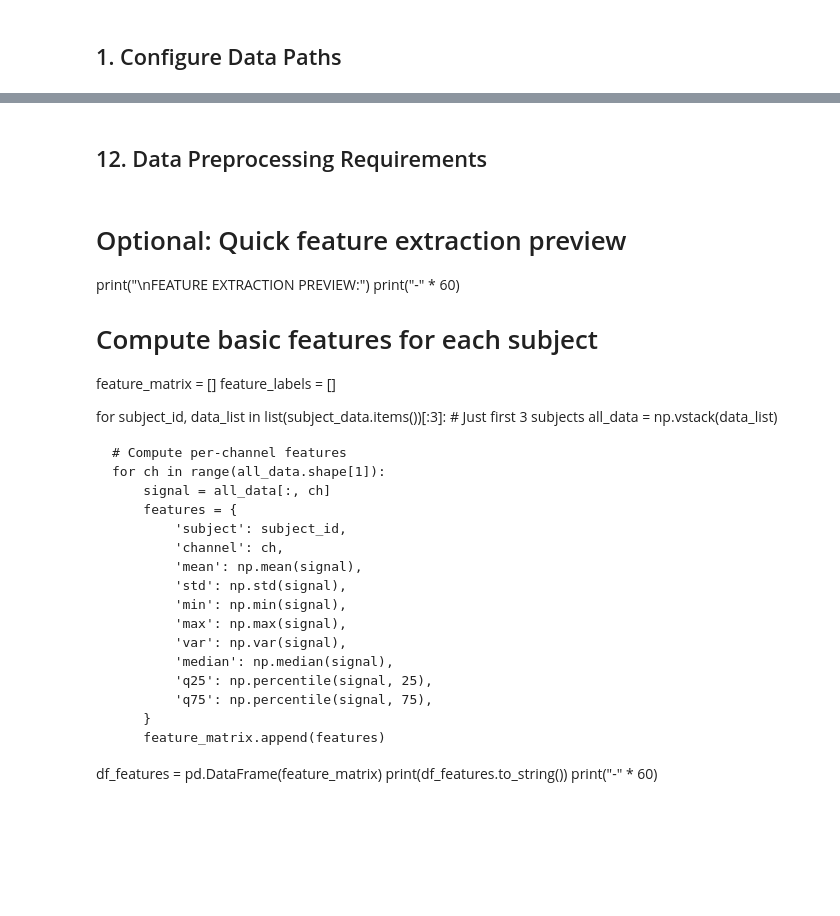
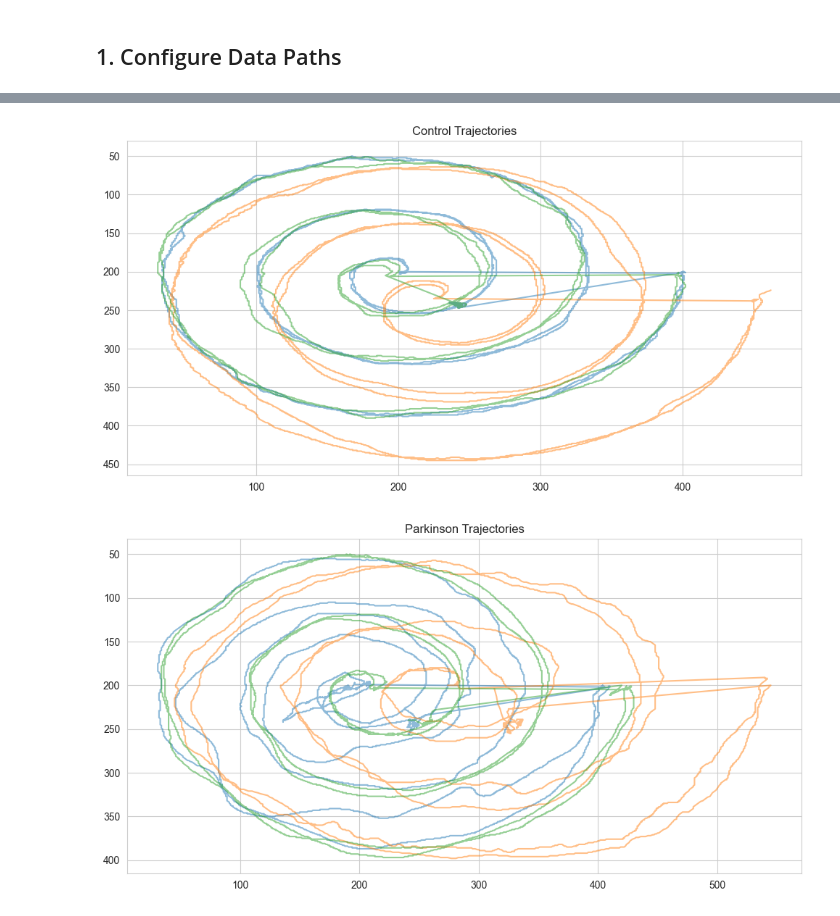
Before and after one commit to gasredX09/Enhancing-Multimodal-Parkinsons-Disease-Classification-and-Explainability, a Jupyter notebook: replica/01_eda/handwriting_eda.ipynb, the cells around one changed output, grey strips where cells are left out. Cells and saved outputs as stored; diff of their text form; code cells hidden in the pictures; blank space fills up the shorter version.

```diff
--- a/replica/01_eda/handwriting_eda.ipynb
+++ b/replica/01_eda/handwriting_eda.ipynb
@@ -446,34 +211,27 @@ else:
-# %% [markdown]
-## 12. Data Preprocessing Requirements
-# %% [markdown]
-# Optional: Quick feature extraction preview
-print("\nFEATURE EXTRACTION PREVIEW:")
-print("-" * 60)
-
-# Compute basic features for each subject
-feature_matrix = []
-feature_labels = []
-
-for subject_id, data_list in list(subject_data.items())[:3]:  # Just first 3 subjects
-    all_data = np.vstack(data_list)
-
-    # Compute per-channel features
-    for ch in range(all_data.shape[1]):
-        signal = all_data[:, ch]
-        features = {
-            'subject': subject_id,
-            'channel': ch,
-            'mean': np.mean(signal),
-            'std': np.std(signal),
-            'min': np.min(signal),
-            'max': np.max(signal),
-            'var': np.var(signal),
-            'median': np.median(signal),
-            'q25': np.percentile(signal, 25),
-            'q75': np.percentile(signal, 75),
-        }
-        feature_matrix.append(features)
-
-df_features = pd.DataFrame(feature_matrix)
-print(df_features.to_string())
-print("-" * 60)
+# %%
+import random
+import matplotlib.pyplot as plt
+
+plt.figure()
+
+for f in random.sample(control_files, 3):
+    df = load_subject_file(f)
+    plt.plot(df["X"], df["Y"], alpha=0.5)
+
+plt.title("Control Trajectories")
+plt.gca().invert_yaxis()
+plt.show()
+
+
+plt.figure()
+
+for f in random.sample(pd_files, 3):
+    df = load_subject_file(f)
+    plt.plot(df["X"], df["Y"], alpha=0.5)
+
+plt.title("Parkinson Trajectories")
+plt.gca().invert_yaxis()
+plt.show()
+# %% [output]
+[figure, added]
+[figure, added]
```
Also changed, not shown: parts of 27 cells of this notebook.
